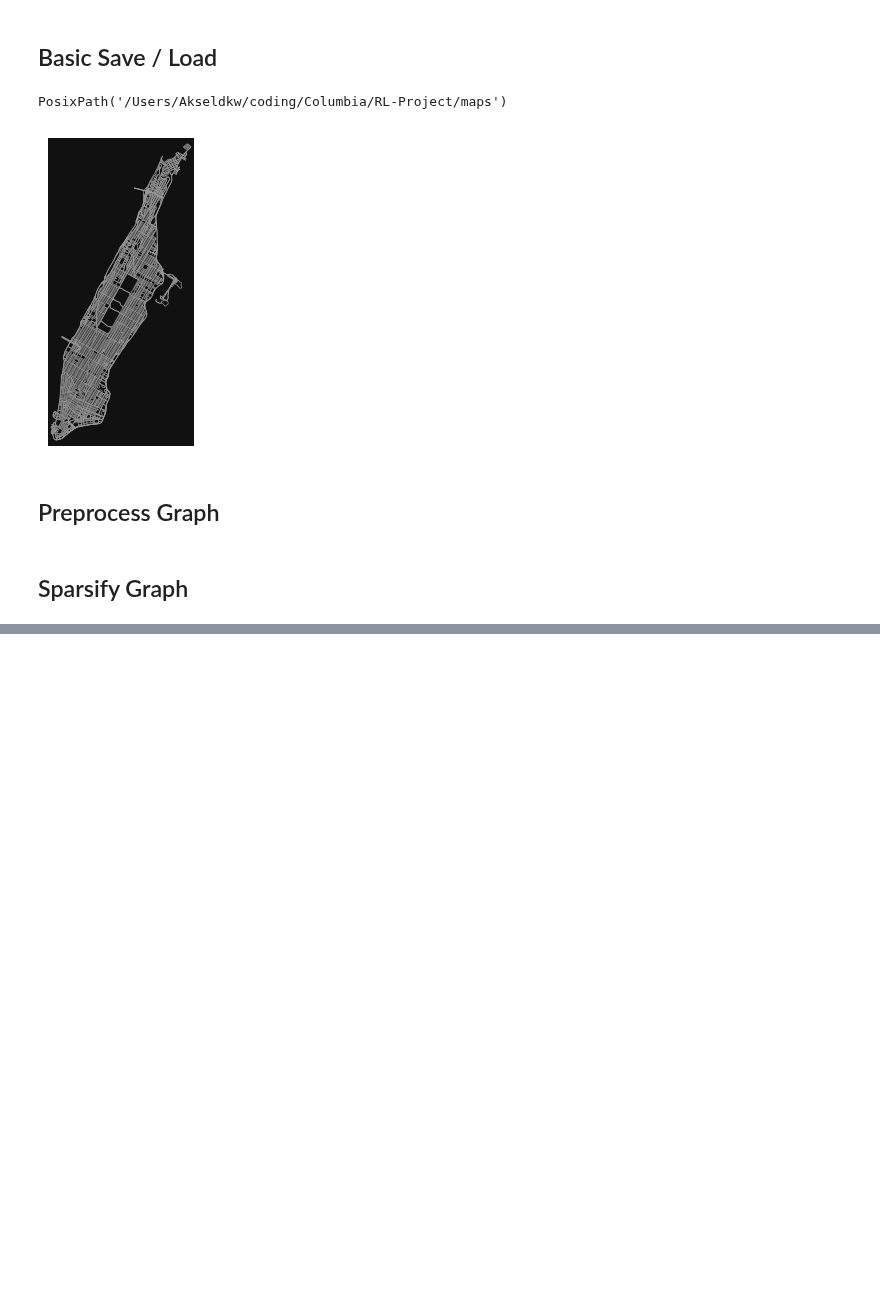
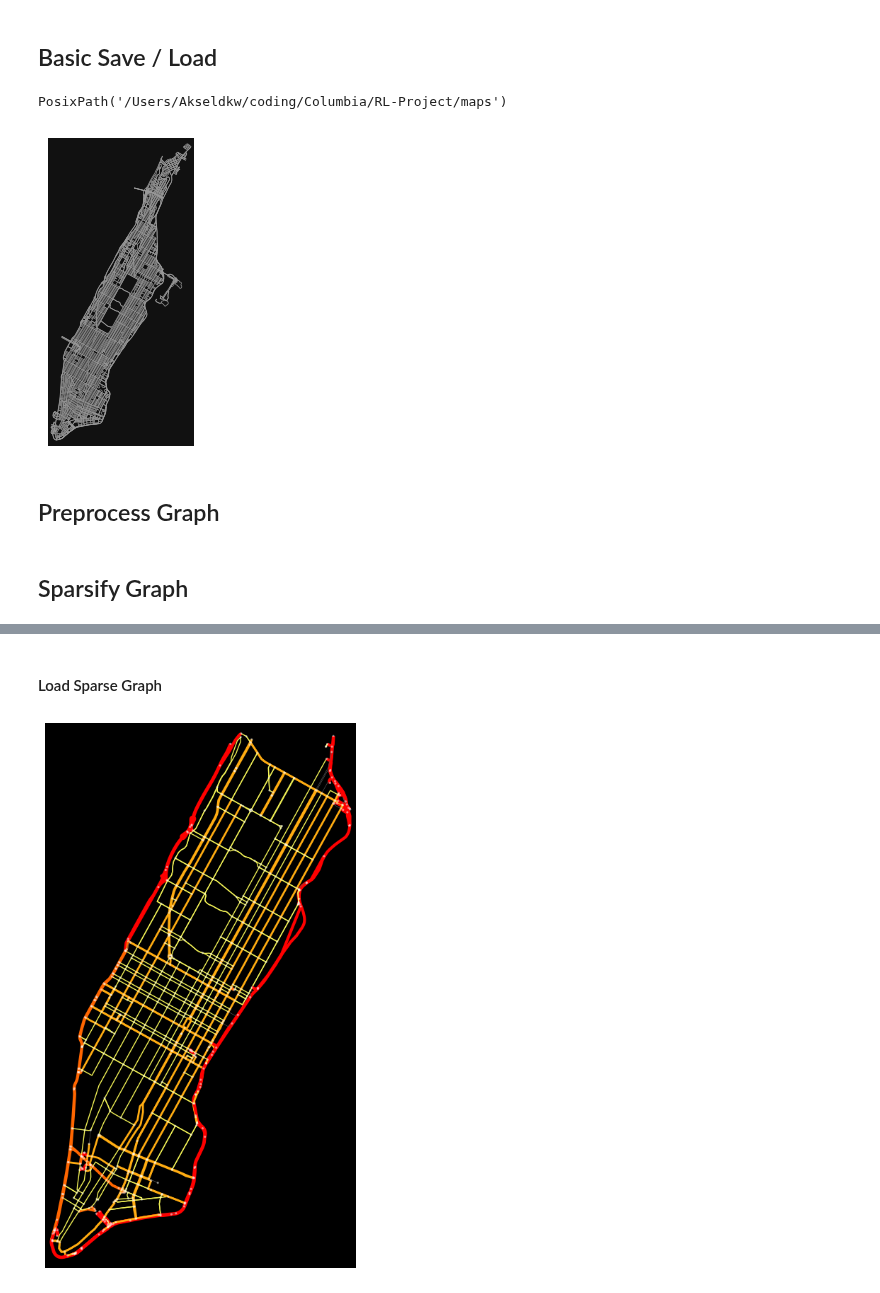
Before and after one commit to akseldkw07/Waymo-Agent, a Jupyter notebook: notebooks/osmnx-save-manhattan.ipynb, the cells around one changed output, grey strips where cells are left out. Saved outputs shown, nothing was run; the diff lists cells and outputs as text; code cells hidden in the pictures; blank space fills up the shorter version.

Commit message:
sparse-complete

```diff
--- a/notebooks/osmnx-save-manhattan.ipynb
+++ b/notebooks/osmnx-save-manhattan.ipynb
@@ -71,2 +65,16 @@ sparse_graph_name
 # %%
 ox.save_graphml(G, filepath=MAP_DIR / sparse_graph_name)
+# %% [markdown]
+#### Load Sparse Graph
+# %%
+G = ox.load_graphml(filepath=MAP_DIR / sparse_graph_name)
+# %%
+edge_colors, edge_widths = OSMNXConstants.get_edge_colors(G)
+fig, ax = ox.plot_graph(
+    G,
+    edge_color=edge_colors,
+    edge_linewidth=edge_widths,
+    **OX_PLOT_DEFAULTS,
+)
+# %% [output]
+[figure, added]
```
Also changed, not shown: parts of 4 cells of this notebook, 7 other files.
